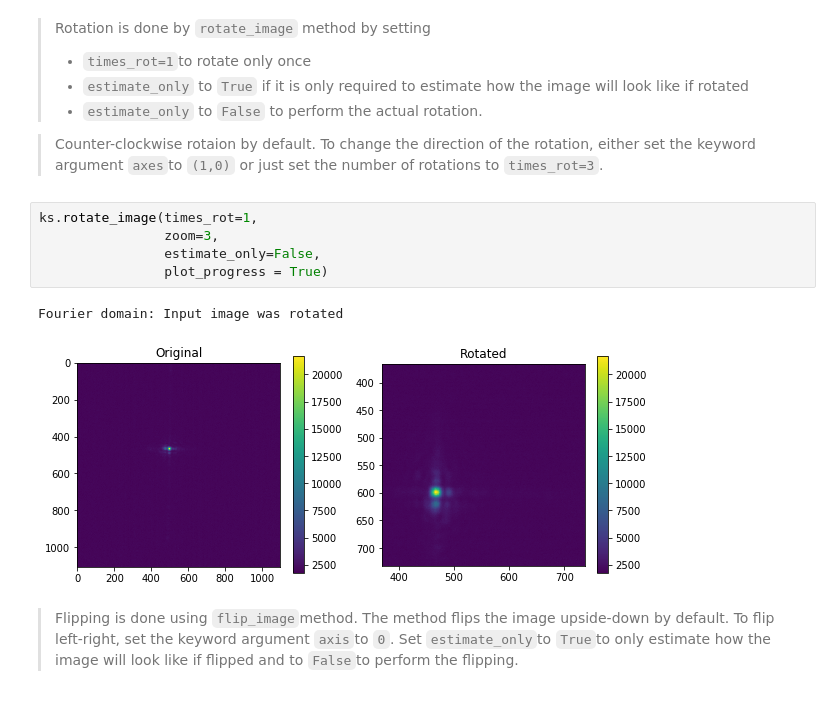
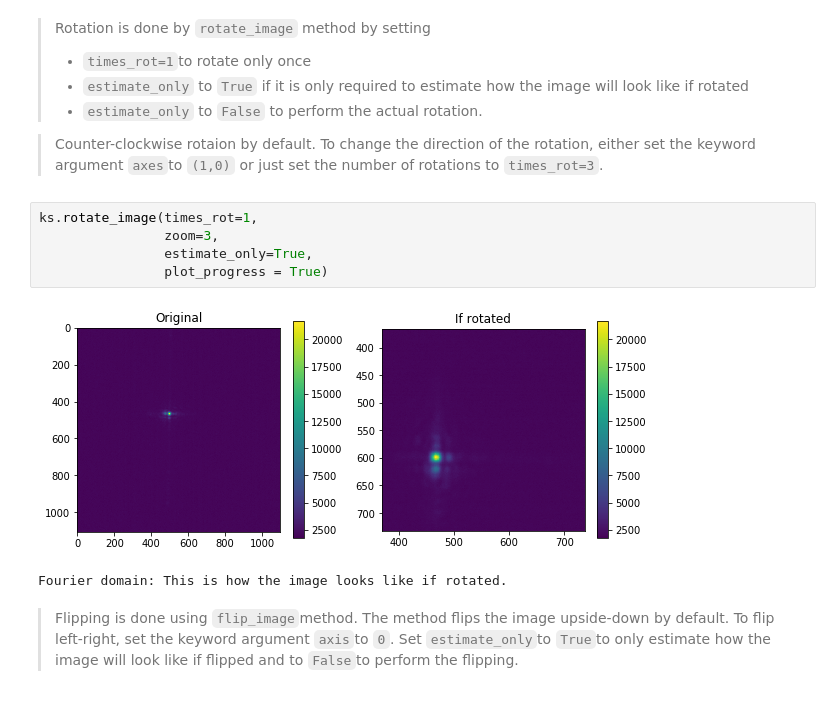
Before and after one commit to pkliui/PhaseRetrieval, a Jupyter notebook: docs/PhaseRetrieval.ipynb, the cells around one changed output. Saved outputs shown, nothing was run; the diff lists cells and outputs as text.

````diff
--- a/docs/PhaseRetrieval.ipynb
+++ b/docs/PhaseRetrieval.ipynb
@@ -594,11 +594,11 @@ ks.plot_image(zoom=4,
 # %%
 ks.rotate_image(times_rot=1,
                 zoom=3,
-                estimate_only=False,
+                estimate_only=True,
                 plot_progress = True)
 # %% [output]
+[figure, new version]
-Fourier domain: Input image was rotated
+Fourier domain: This is how the image looks like if rotated.
-[figure, old version]
 # %% [markdown]
 > Flipping is done using ```flip_image```method. The method flips the image upside-down by default. To flip left-right, set the keyword argument ```axis```to ```0```. Set ```estimate_only```to ```True```to only estimate how the image will look like if flipped and to ```False```to perform the flipping.
 # %%
````
Also changed, not shown: parts of 2 cells of this notebook.
